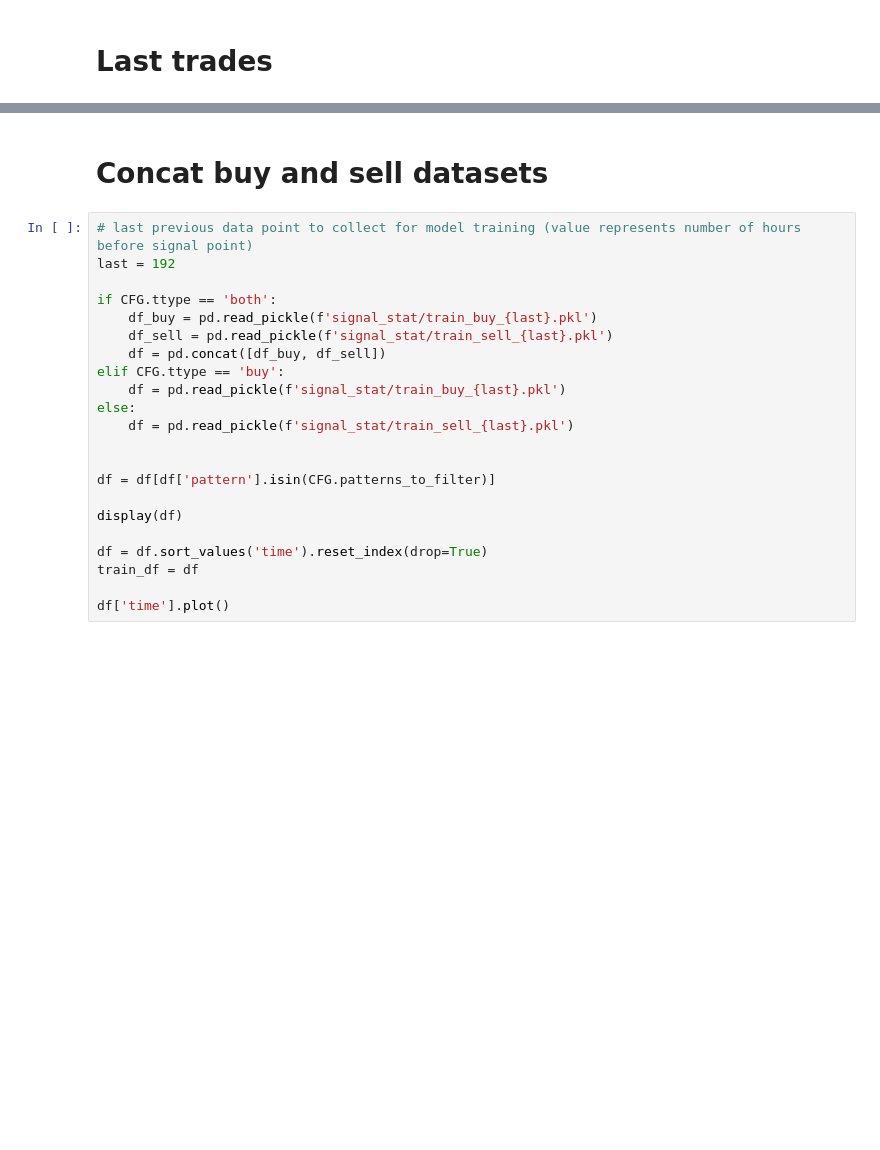
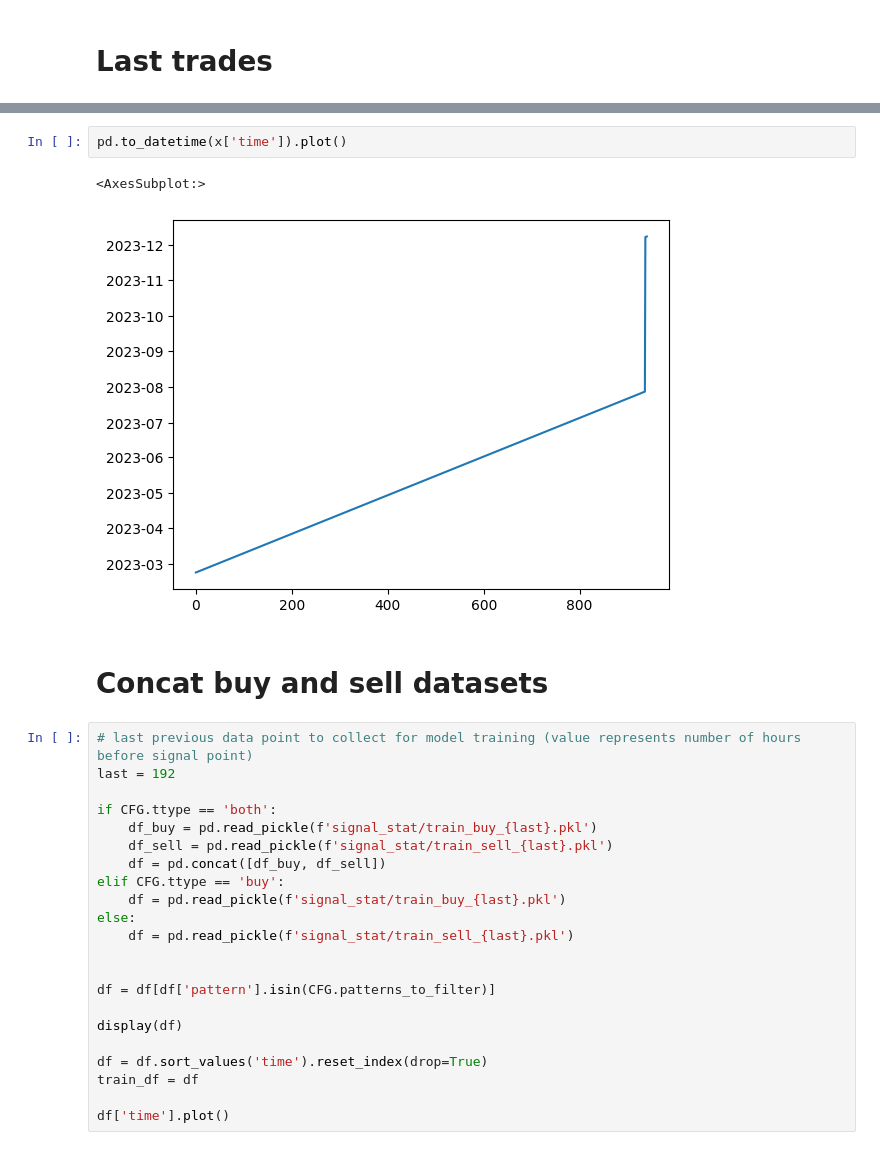
Before and after one commit to beatwad/sigbot, a Jupyter notebook: sigbot/ml/train_model.ipynb, the cells around one changed output, grey strips where cells are left out. Drawn from its saved outputs; the diff is of its cells as text; blank space fills up the shorter version.

```diff
--- a/sigbot/ml/train_model.ipynb
+++ b/sigbot/ml/train_model.ipynb
@@ -516,3 +572,8 @@ train_sell[['time', 'ticker', 'ttype', 'close', 'target', 'pattern']].tail(20)
+# %%
+pd.to_datetime(x['time']).plot()
+# %% [output]
+<AxesSubplot:>
+[figure, added]
 # %% [markdown]
 # Concat buy and sell datasets
 # %%
```
Also changed, not shown: parts of 13 cells of this notebook, 7 other files.
